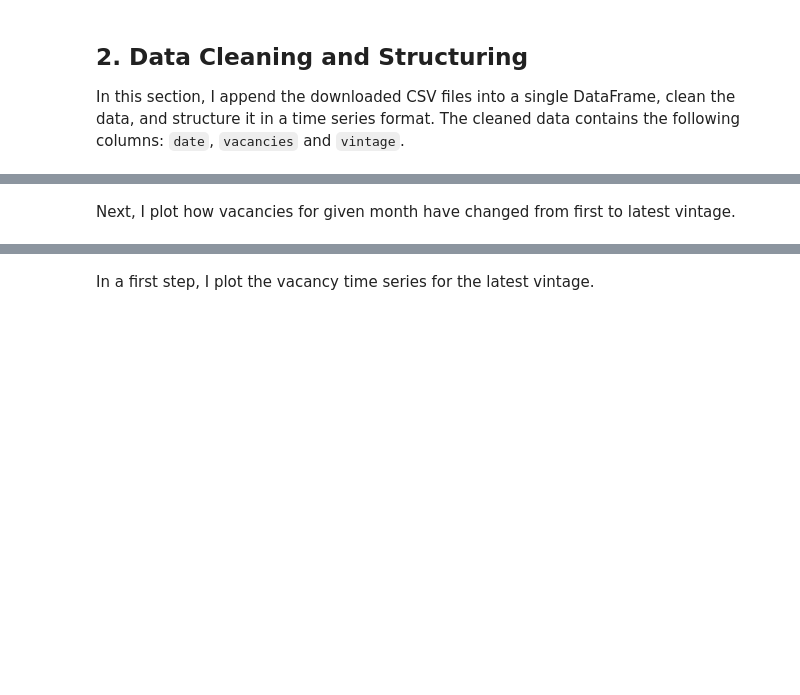
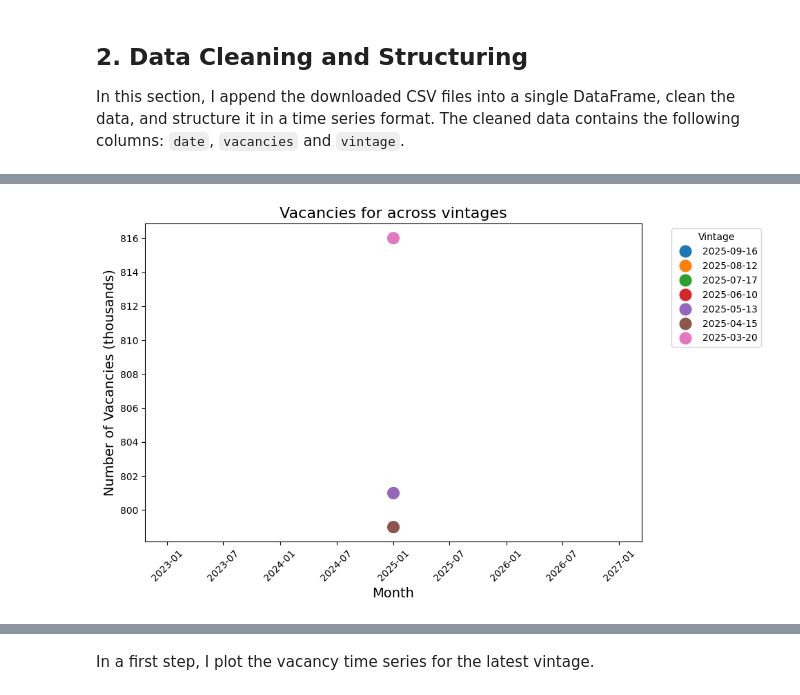
Before and after one commit to nurikhayal/vacancies, a Jupyter notebook: pipeline.ipynb, the cells around one changed output, grey strips where cells are left out. Saved outputs shown, nothing was run; the diff lists cells and outputs as text; code cells hidden in the pictures; blank space fills up the shorter version.

```diff
--- a/pipeline.ipynb
+++ b/pipeline.ipynb
@@ -91,25 +106,24 @@ print(df.dtypes)
 # %%
-# Plot vacancies across vintages for selected month.
+# Extract month to plot from config file
+month_to_plot = pd.to_datetime(config['VISUALISATION']['month_to_plot'])
 
-# Select the month to plot(YYYY-MM-DD format)
-month_to_plot = '2025-01-01'
-
-# Create subset of df for selected month
+# Create subset of data frame for selected month
 df_month = df[df['date'] == month_to_plot]
 
-# Plot vacacncies for selected month over different vintages.
+# Plot vacacncies for selected month over different vintages and save in output folder.
 plt.figure(figsize=(10, 6))
 sns.scatterplot(data=df_month, x='date', y='vacancies', hue=df_month['vintage'].dt.date, s=200)
-plt.title(f'Vacancies for {month_to_plot} over different vintages')
-plt.xlabel('Month')
-plt.ylabel('Number of Vacancies (thousands)')
+plt.title(f'Vacancies for across vintages', size = 16)
+plt.xlabel('Month', size = 14)
+plt.ylabel('Number of Vacancies (thousands)', size = 14)
 plt.xticks(rotation=45)
 plt.legend(title='Vintage', bbox_to_anchor=(1.05, 1), loc='upper left')
 plt.tight_layout()
 plt.gca().yaxis.set_major_locator(MaxNLocator(integer=True))
+plt.savefig(f"output/vacancies_vintages_{month_to_plot.strftime('%Y_%m')}.png")
 plt.show()
+# %% [output]
+[figure, added]
-# %% [markdown]
-Next, I plot how vacancies for given month have changed from first to latest vintage.
 # %%
 # First, pivot the dataframe to have vintages as columns
 df_pivot = df.pivot_table(index='date', columns='vintage', values='vacancies')
```
Also changed, not shown: parts of 16 cells of this notebook, 3 other files.
